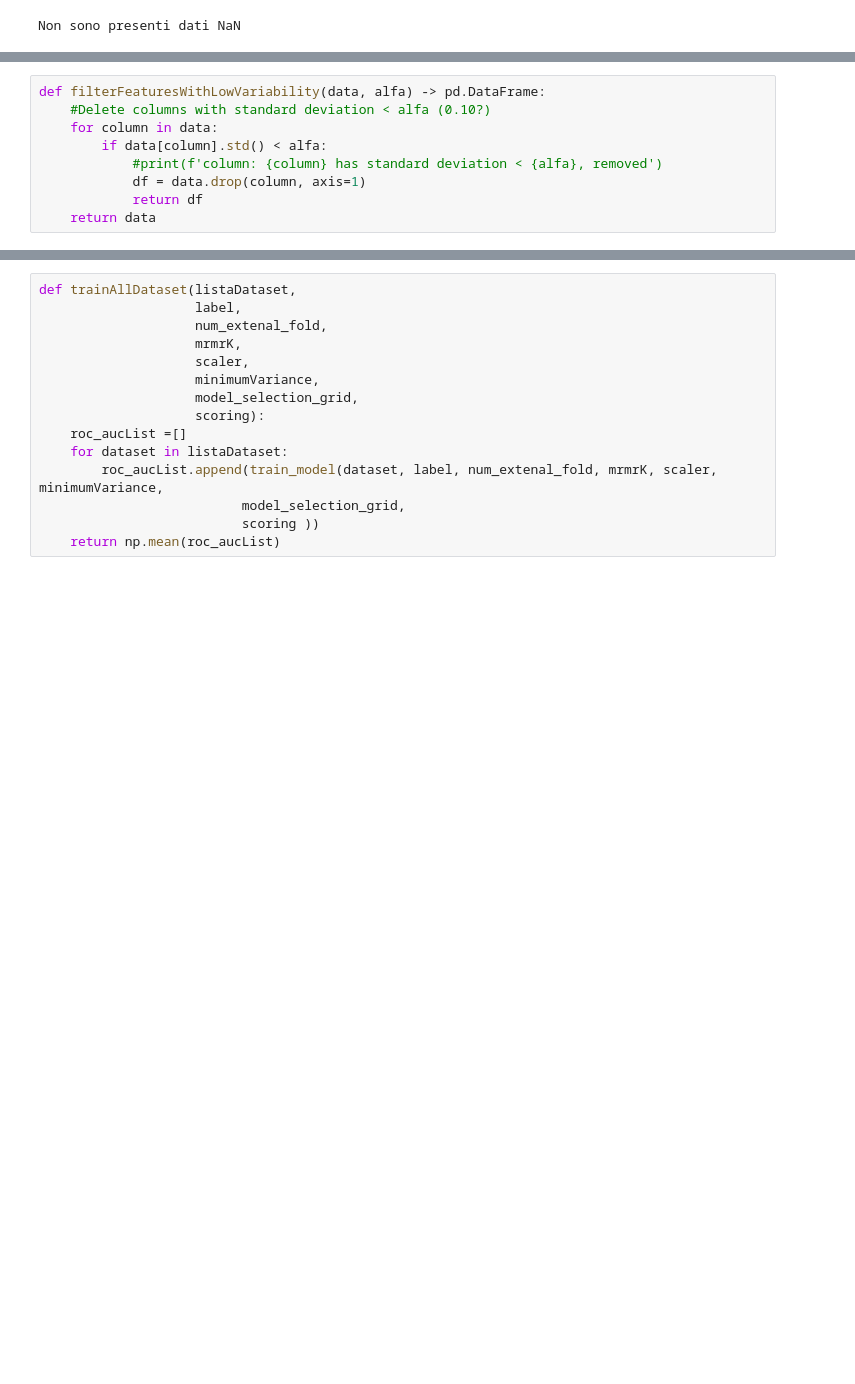
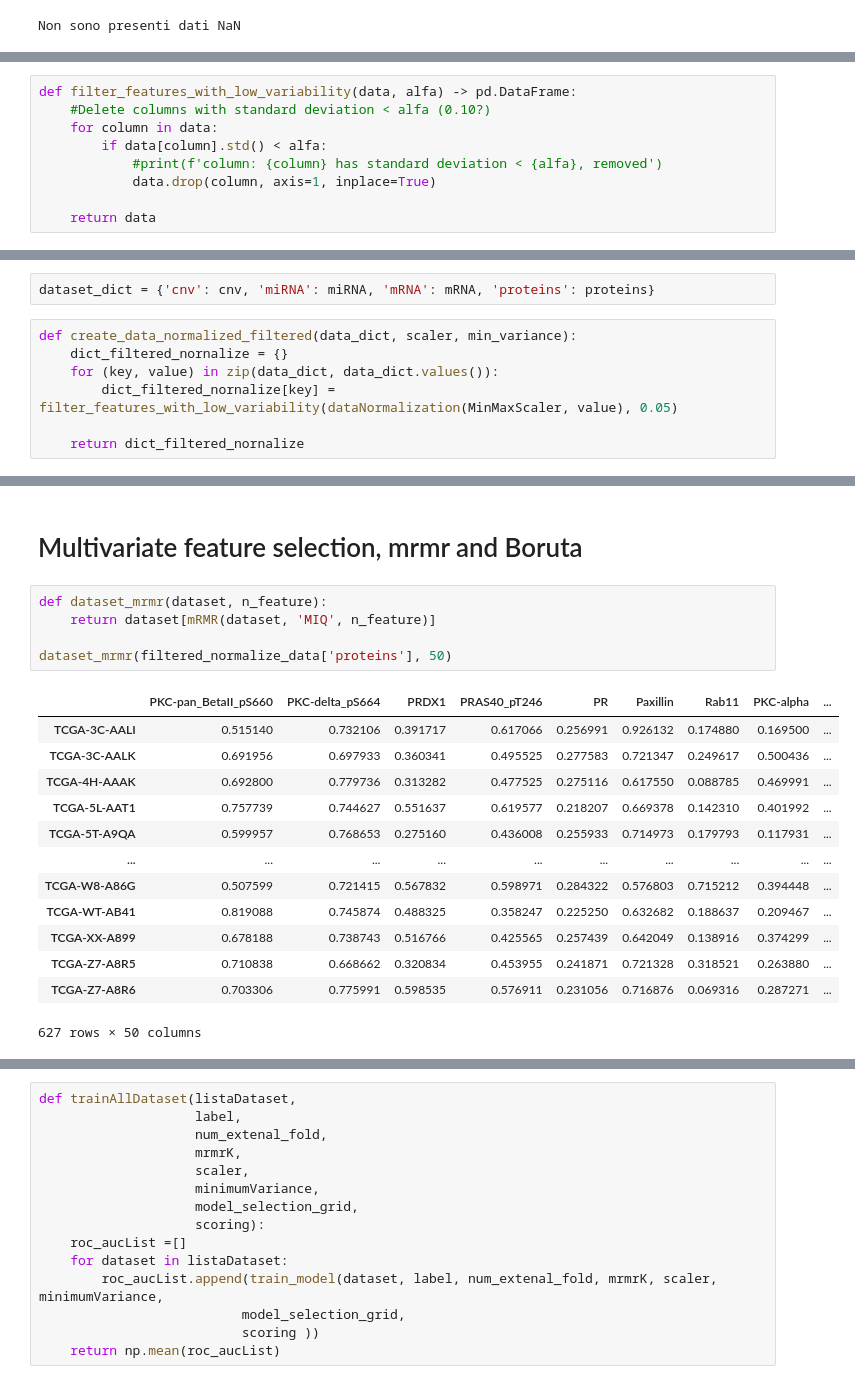
Before and after one commit to aleberans/Analisi-dati-multi-omici-per-la-predizione-della-prognosi-di-pazienti-oncologici, a Jupyter notebook: Codice.ipynb, the cells around one changed output, grey strips where cells are left out. Drawn from its saved outputs; the diff is of its cells as text; blank space fills up the shorter version.

```diff
--- a/Codice.ipynb
+++ b/Codice.ipynb
@@ -119,9 +118,9 @@ scaled_proteins
 # %%
-def filterFeaturesWithLowVariability(data, alfa) -> pd.DataFrame:
+def filter_features_with_low_variability(data, alfa) -> pd.DataFrame:
     #Delete columns with standard deviation < alfa (0.10?)
     for column in data:
         if data[column].std() < alfa:
             #print(f'column: {column} has standard deviation < {alfa}, removed')
-            df = data.drop(column, axis=1)
-            return df
+            data.drop(column, axis=1, inplace=True)
+
     return data
@@ -143,0 +129,9 @@ filterFeaturesWithLowVariability(scaled_proteins, 0.10)
+# %%
+dataset_dict = {'cnv': cnv, 'miRNA': miRNA, 'mRNA': mRNA, 'proteins': proteins}
+# %%
+def create_data_normalized_filtered(data_dict, scaler, min_variance):
+    dict_filtered_nornalize = {}
+    for (key, value) in zip(data_dict, data_dict.values()):
+        dict_filtered_nornalize[key] = filter_features_with_low_variability(dataNormalization(MinMaxScaler, value), 0.05)
+
+    return dict_filtered_nornalize
@@ -167,0 +181,21 @@ filterFeaturesWithLowVariability(dataNormalization(MinMaxScaler, proteins), 0.10
+# %% [markdown]
+# Multivariate feature selection, mrmr and Boruta
+# %%
+def dataset_mrmr(dataset, n_feature):
+    return dataset[mRMR(dataset, 'MIQ', n_feature)]
+
+dataset_mrmr(filtered_normalize_data['proteins'], 50)
+# %% [output]
+|  | PKC-pan_BetaII_pS660 | PKC-delta_pS664 | PRDX1 | PRAS40_pT246 | PR | Paxillin | Rab11 | PKC-alpha | ... |
+| TCGA-3C-AALI | 0.515140 | 0.732106 | 0.391717 | 0.617066 | 0.256991 | 0.926132 | 0.174880 | 0.169500 | ... |
+| TCGA-3C-AALK | 0.691956 | 0.697933 | 0.360341 | 0.495525 | 0.277583 | 0.721347 | 0.249617 | 0.500436 | ... |
+| TCGA-4H-AAAK | 0.692800 | 0.779736 | 0.313282 | 0.477525 | 0.275116 | 0.617550 | 0.088785 | 0.469991 | ... |
+| TCGA-5L-AAT1 | 0.757739 | 0.744627 | 0.551637 | 0.619577 | 0.218207 | 0.669378 | 0.142310 | 0.401992 | ... |
+| TCGA-5T-A9QA | 0.599957 | 0.768653 | 0.275160 | 0.436008 | 0.255933 | 0.714973 | 0.179793 | 0.117931 | ... |
+| ... | ... | ... | ... | ... | ... | ... | ... | ... | ... |
+| TCGA-W8-A86G | 0.507599 | 0.721415 | 0.567832 | 0.598971 | 0.284322 | 0.576803 | 0.715212 | 0.394448 | ... |
+| TCGA-WT-AB41 | 0.819088 | 0.745874 | 0.488325 | 0.358247 | 0.225250 | 0.632682 | 0.188637 | 0.209467 | ... |
+| TCGA-XX-A899 | 0.678188 | 0.738743 | 0.516766 | 0.425565 | 0.257439 | 0.642049 | 0.138916 | 0.374299 | ... |
+| TCGA-Z7-A8R5 | 0.710838 | 0.668662 | 0.320834 | 0.453955 | 0.241871 | 0.721328 | 0.318521 | 0.263880 | ... |
+| TCGA-Z7-A8R6 | 0.703306 | 0.775991 | 0.598535 | 0.576911 | 0.231056 | 0.716876 | 0.069316 | 0.287271 | ... |
+627 rows × 50 columns
```
Also changed, not shown: parts of 36 cells of this notebook.
